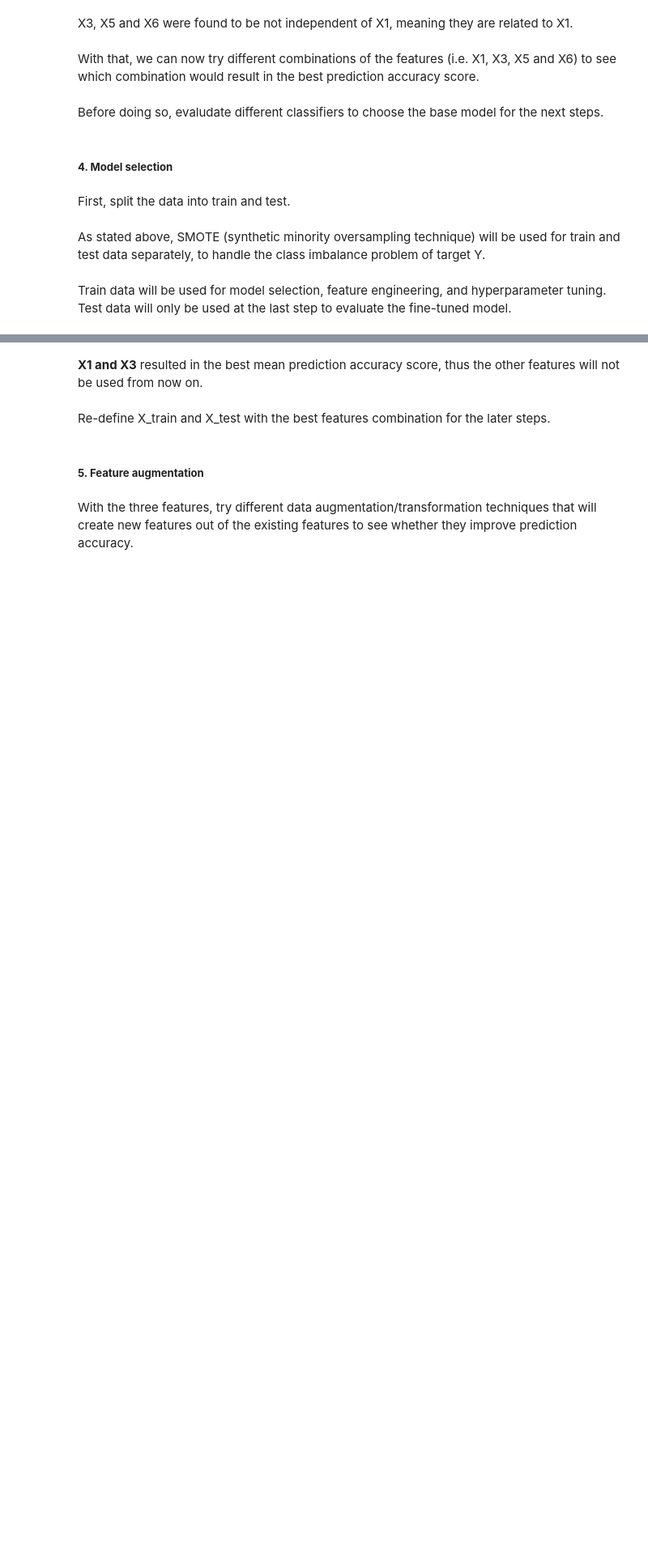
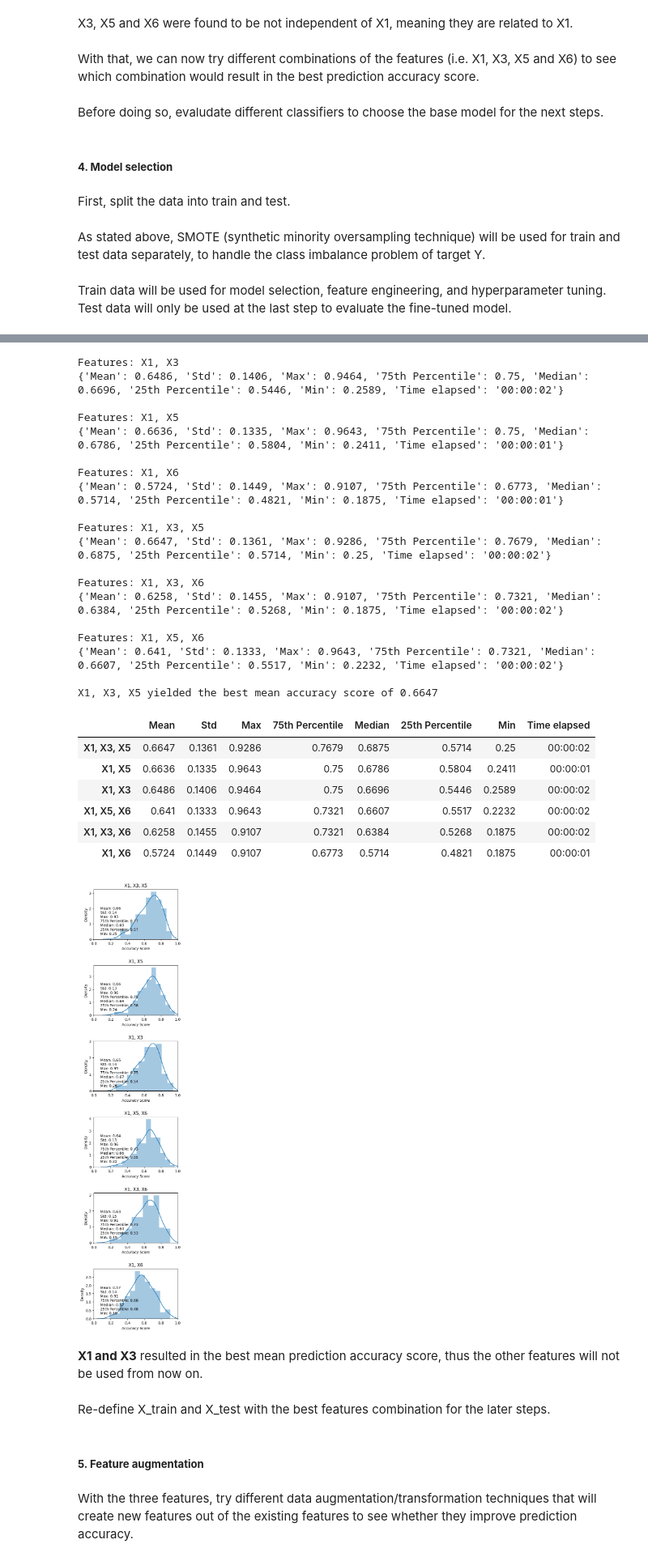
Before and after one commit to henryhyunwookim/Happy-Customers, a Jupyter notebook: Happy Costomers.ipynb, the cells around one changed output, grey strips where cells are left out. Shown at 81% size. Saved outputs shown, nothing was run; the diff lists cells and outputs as text; code cells hidden in the pictures; blank space fills up the shorter version.

```diff
--- a/Happy Costomers.ipynb
+++ b/Happy Costomers.ipynb
@@ -167,8 +180,36 @@ https://www.nvidia.com/en-us/glossary/data-science/xgboost/)
 
 Use this classifier as our base model for the later steps. Moving forward, try different combinations of the features (X1, X3, X5 and X6) to see which combination would result in the best prediction accuracy score.
 # %%
-# eval_feature_combinations(X=X_train, y=y_train, n_splits=10, n=100, random_state=random_state,
-#                         classifier=LogisticRegression(random_state=random_state))
+eval_feature_combinations(X=X_train, y=y_train, n_splits=7, n=30, random_state=random_state,
+                        classifier=LogisticRegression(random_state=random_state))
+# %% [output]
+Features: X1, X3
+{'Mean': 0.6486, 'Std': 0.1406, 'Max': 0.9464, '75th Percentile': 0.75, 'Median': 0.6696, '25th Percentile': 0.5446, 'Min': 0.2589, 'Time elapsed': '00:00:02'}
+
+Features: X1, X5
+{'Mean': 0.6636, 'Std': 0.1335, 'Max': 0.9643, '75th Percentile': 0.75, 'Median': 0.6786, '25th Percentile': 0.5804, 'Min': 0.2411, 'Time elapsed': '00:00:01'}
+
+Features: X1, X6
+{'Mean': 0.5724, 'Std': 0.1449, 'Max': 0.9107, '75th Percentile': 0.6773, 'Median': 0.5714, '25th Percentile': 0.4821, 'Min': 0.1875, 'Time elapsed': '00:00:01'}
+
+Features: X1, X3, X5
+{'Mean': 0.6647, 'Std': 0.1361, 'Max': 0.9286, '75th Percentile': 0.7679, 'Median': 0.6875, '25th Percentile': 0.5714, 'Min': 0.25, 'Time elapsed': '00:00:02'}
+
+Features: X1, X3, X6
+{'Mean': 0.6258, 'Std': 0.1455, 'Max': 0.9107, '75th Percentile': 0.7321, 'Median': 0.6384, '25th Percentile': 0.5268, 'Min': 0.1875, 'Time elapsed': '00:00:02'}
+
+Features: X1, X5, X6
+{'Mean': 0.641, 'Std': 0.1333, 'Max': 0.9643, '75th Percentile': 0.7321, 'Median': 0.6607, '25th Percentile': 0.5517, 'Min': 0.2232, 'Time elapsed': '00:00:02'}
+
+X1, X3, X5 yielded the best mean accuracy score of 0.6647
+|  | Mean | Std | Max | 75th Percentile | Median | 25th Percentile | Min | Time elapsed |
+| X1, X3, X5 | 0.6647 | 0.1361 | 0.9286 | 0.7679 | 0.6875 | 0.5714 | 0.25 | 00:00:02 |
+| X1, X5 | 0.6636 | 0.1335 | 0.9643 | 0.75 | 0.6786 | 0.5804 | 0.2411 | 00:00:01 |
+| X1, X3 | 0.6486 | 0.1406 | 0.9464 | 0.75 | 0.6696 | 0.5446 | 0.2589 | 00:00:02 |
+| X1, X5, X6 | 0.641 | 0.1333 | 0.9643 | 0.7321 | 0.6607 | 0.5517 | 0.2232 | 00:00:02 |
+| X1, X3, X6 | 0.6258 | 0.1455 | 0.9107 | 0.7321 | 0.6384 | 0.5268 | 0.1875 | 00:00:02 |
+| X1, X6 | 0.5724 | 0.1449 | 0.9107 | 0.6773 | 0.5714 | 0.4821 | 0.1875 | 00:00:01 |
+[figure, added]
 # %% [markdown]
 <b>X1 and X3</b> resulted in the best mean prediction accuracy score, thus the other features will not be used from now on.<br>
 <br>
```
Also changed, not shown: parts of 17 cells of this notebook.
